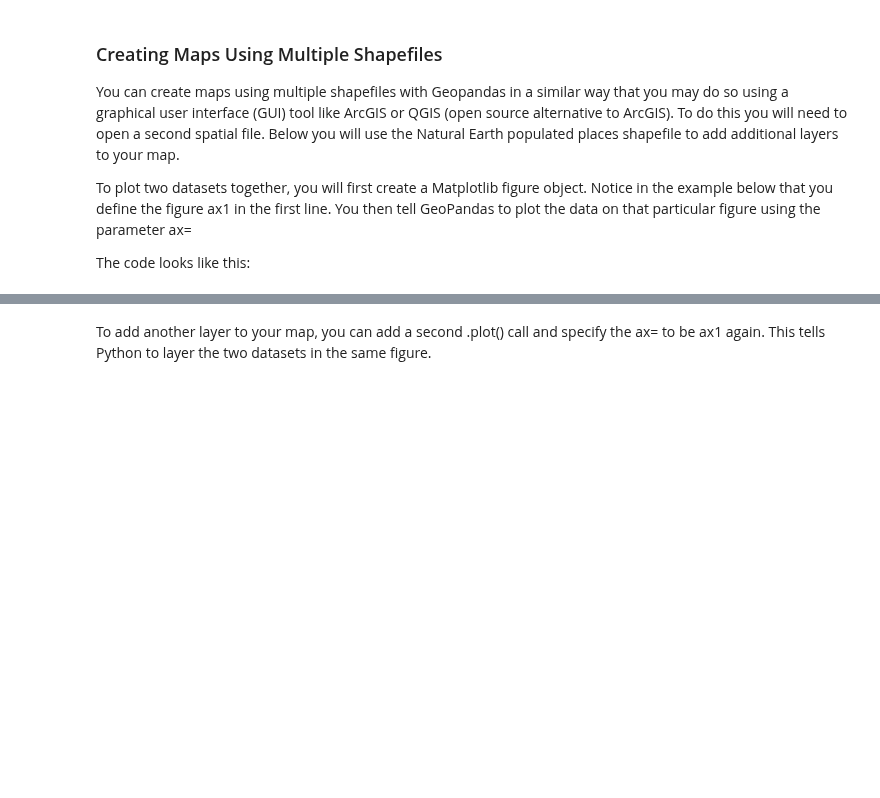
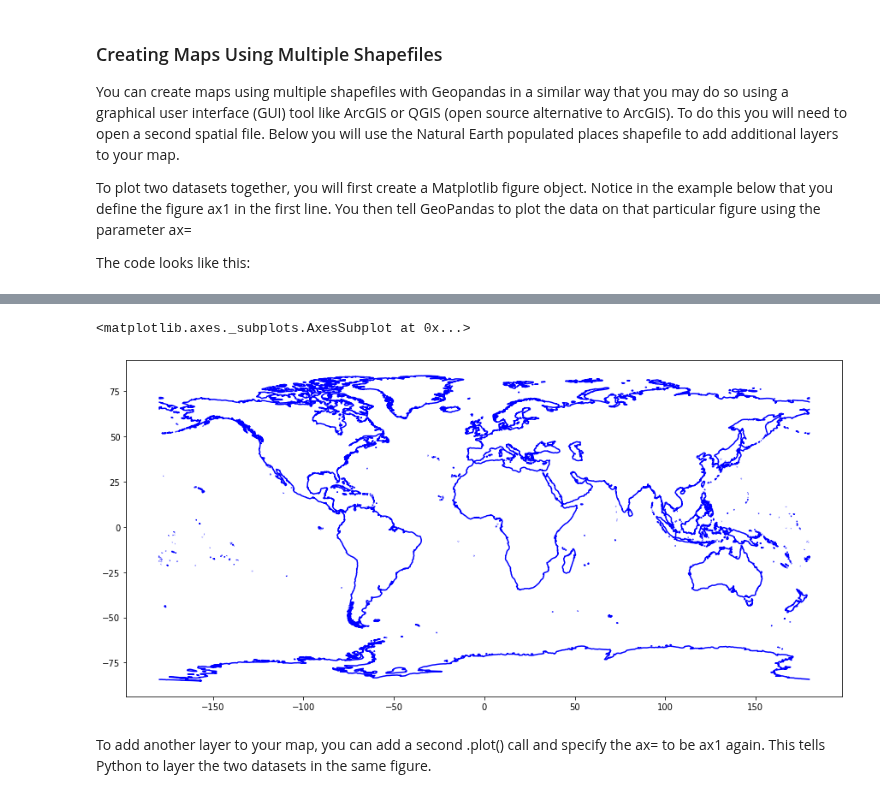
Before and after one commit to ADLCero/EnvDatSci22, a Jupyter notebook: CodeSprints/VectorData101.ipynb, the cells around one changed output, grey strips where cells are left out. Cells and saved outputs as stored; diff of their text form; code cells hidden in the pictures; blank space fills up the shorter version.

```diff
--- a/CodeSprints/VectorData101.ipynb
+++ b/CodeSprints/VectorData101.ipynb
@@ -250,3 +409,18 @@ plt.show()
+# %%
+#Experiment!
+#What happens if you change FigSize numbers? = changes the size of the plot
+
+#What happens if you "comment out" (put a # in front of) plt.show()? = should not be show the plot; prints out "<matplotlib.axes._subplots.AxesSubplot at 0x7f55db9c4190>"
+
+#What happens if you change the color? = changes the color
+
+f, ax1 = plt.subplots(figsize=(15, 15))
+coastlines.plot(ax=ax1,
+               color = "blue")
+# plt.show()
+# %% [output]
+<matplotlib.axes._subplots.AxesSubplot at 0x...>
+[figure, added]
 # %% [markdown]
 To add another layer to your map, you can add a second .plot() call and specify the ax= to be ax1 again. This tells Python to layer the two datasets in the same figure.
 # %%
```
Also changed, not shown: parts of 22 cells of this notebook.
